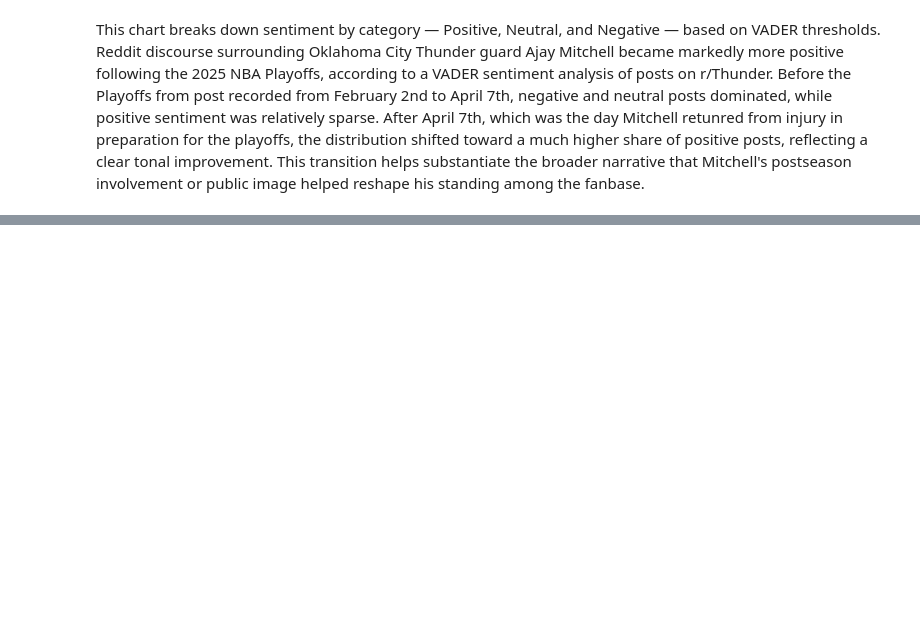
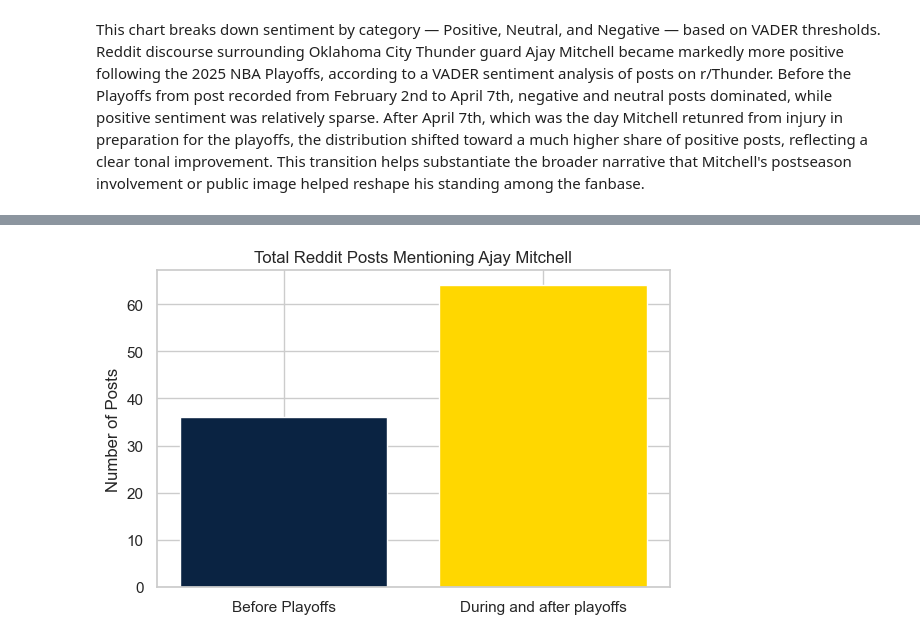
Before and after one commit to sudarshan10raj/Ajay-Mitchell-Sentiment-Analysis, a Jupyter notebook: Thuner Sentiment Analysis.ipynb, the cells around one changed output, grey strips where cells are left out. Cells and saved outputs as stored; diff of their text form; code cells hidden in the pictures; blank space fills up the shorter version.

```diff
--- a/Thuner Sentiment Analysis.ipynb
+++ b/Thuner Sentiment Analysis.ipynb
@@ -267,0 +268,23 @@ plt.show()
+# %%
+import matplotlib.pyplot as plt
+
+# --- Metrics ---
+labels = ["Before Playoffs", "During and after playoffs"]
+
+posts_scraped = [36, 64]
+posts_per_day = [0.63, 0.72]
+avg_sentiment = [-0.117, 0.258]
+
+bar_width = 0.5
+colors = ["skyblue", "orange"]
+
+# --- Plot 1: Posts Scraped ---
+plt.figure(figsize=(6, 4))
+colors = ["#0A2342", "#FFD700"]  # Dark blue and gold
+plt.bar(labels, posts_scraped, color=colors)
+plt.title("Total Reddit Posts Mentioning Ajay Mitchell")
+plt.ylabel("Number of Posts")
+plt.tight_layout()
+plt.show()
+# %% [output]
+[figure, added]
```
Also changed, not shown: parts of 6 cells of this notebook.
